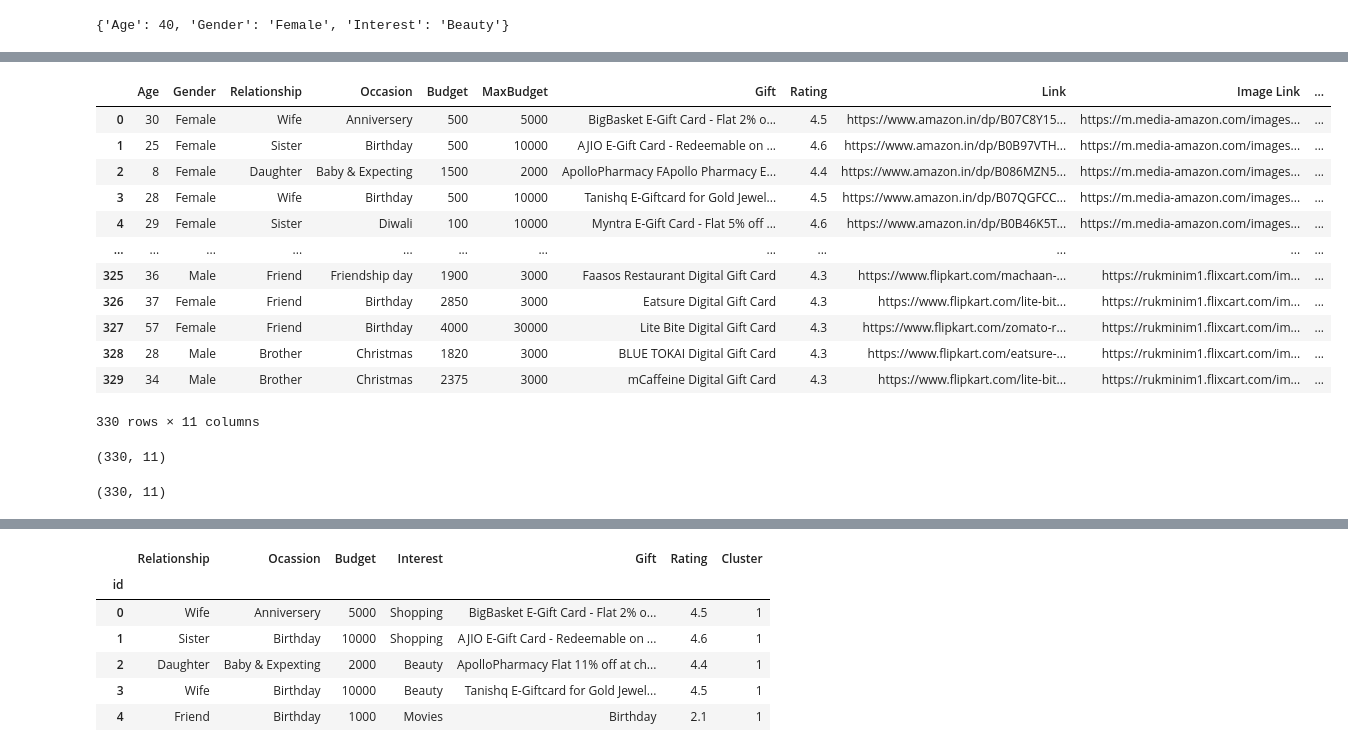
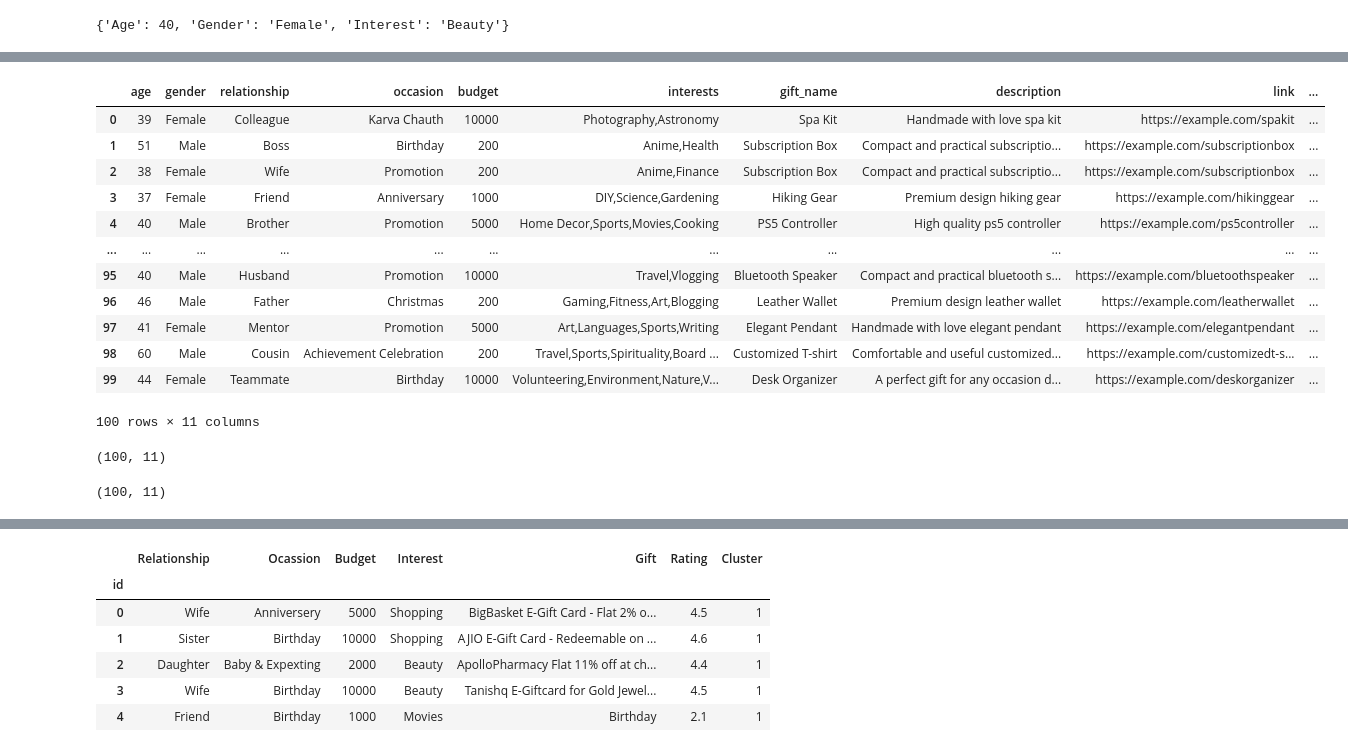
Before and after one commit to Aniket52kr/gift-recommendation, a Jupyter notebook: k_means_newdataset.ipynb, the cells around one changed output, grey strips where cells are left out. Cells and saved outputs as stored; diff of their text form; code cells hidden in the pictures.

```diff
--- a/k_means_newdataset.ipynb
+++ b/k_means_newdataset.ipynb
@@ -13,34 +73,34 @@ user_input
 import pandas as pd
 # %%
 # Importing the dataset
-dataset = pd.read_csv('dataset.csv')
+dataset = pd.read_csv('Assignment.csv')
 dataset
 # %% [output]
-|  | Age | Gender | Relationship | Occasion | Budget | MaxBudget | Gift | Rating | Link | Image Link | ... |
-| 0 | 30 | Female | Wife | Anniversery | 500 | 5000 | BigBasket E-Gift Card - Flat 2% o... | 4.5 | https://www.amazon.in/dp/B07C8Y15... | https://m.media-amazon.com/images... | ... |
-| 1 | 25 | Female | Sister | Birthday | 500 | 10000 | AJIO E-Gift Card - Redeemable on ... | 4.6 | https://www.amazon.in/dp/B0B97VTH... | https://m.media-amazon.com/images... | ... |
-| 2 | 8 | Female | Daughter | Baby & Expecting | 1500 | 2000 | ApolloPharmacy FApollo Pharmacy E... | 4.4 | https://www.amazon.in/dp/B086MZN5... | https://m.media-amazon.com/images... | ... |
-| 3 | 28 | Female | Wife | Birthday | 500 | 10000 | Tanishq E-Giftcard for Gold Jewel... | 4.5 | https://www.amazon.in/dp/B07QGFCC... | https://m.media-amazon.com/images... | ... |
-| 4 | 29 | Female | Sister | Diwali | 100 | 10000 | Myntra E-Gift Card - Flat 5% off ... | 4.6 | https://www.amazon.in/dp/B0B46K5T... | https://m.media-amazon.com/images... | ... |
-| ... | ... | ... | ... | ... | ... | ... | ... | ... | ... | ... | ... |
-| 325 | 36 | Male | Friend | Friendship day | 1900 | 3000 | Faasos Restaurant Digital Gift Card | 4.3 | https://www.flipkart.com/machaan-... | https://rukminim1.flixcart.com/im... | ... |
-| 326 | 37 | Female | Friend | Birthday | 2850 | 3000 | Eatsure Digital Gift Card | 4.3 | https://www.flipkart.com/lite-bit... | https://rukminim1.flixcart.com/im... | ... |
-| 327 | 57 | Female | Friend | Birthday | 4000 | 30000 | Lite Bite Digital Gift Card | 4.3 | https://www.flipkart.com/zomato-r... | https://rukminim1.flixcart.com/im... | ... |
-| 328 | 28 | Male | Brother | Christmas | 1820 | 3000 | BLUE TOKAI Digital Gift Card | 4.3 | https://www.flipkart.com/eatsure-... | https://rukminim1.flixcart.com/im... | ... |
-| 329 | 34 | Male | Brother | Christmas | 2375 | 3000 | mCaffeine Digital Gift Card | 4.3 | https://www.flipkart.com/lite-bit... | https://rukminim1.flixcart.com/im... | ... |
+|  | age | gender | relationship | occasion | budget | interests | gift_name | description | link | ... |
+| 0 | 39 | Female | Colleague | Karva Chauth | 10000 | Photography,Astronomy | Spa Kit | Handmade with love spa kit | https://example.com/spakit | ... |
+| 1 | 51 | Male | Boss | Birthday | 200 | Anime,Health | Subscription Box | Compact and practical subscriptio... | https://example.com/subscriptionbox | ... |
+| 2 | 38 | Female | Wife | Promotion | 200 | Anime,Finance | Subscription Box | Compact and practical subscriptio... | https://example.com/subscriptionbox | ... |
+| 3 | 37 | Female | Friend | Anniversary | 1000 | DIY,Science,Gardening | Hiking Gear | Premium design hiking gear | https://example.com/hikinggear | ... |
+| 4 | 40 | Male | Brother | Promotion | 5000 | Home Decor,Sports,Movies,Cooking | PS5 Controller | High quality ps5 controller | https://example.com/ps5controller | ... |
+| ... | ... | ... | ... | ... | ... | ... | ... | ... | ... | ... |
+| 95 | 40 | Male | Husband | Promotion | 10000 | Travel,Vlogging | Bluetooth Speaker | Compact and practical bluetooth s... | https://example.com/bluetoothspeaker | ... |
+| 96 | 46 | Male | Father | Christmas | 200 | Gaming,Fitness,Art,Blogging | Leather Wallet | Premium design leather wallet | https://example.com/leatherwallet | ... |
+| 97 | 41 | Female | Mentor | Promotion | 5000 | Art,Languages,Sports,Writing | Elegant Pendant | Handmade with love elegant pendant | https://example.com/elegantpendant | ... |
+| 98 | 60 | Male | Cousin | Achievement Celebration | 200 | Travel,Sports,Spirituality,Board ... | Customized T-shirt | Comfortable and useful customized... | https://example.com/customizedt-s... | ... |
+| 99 | 44 | Female | Teammate | Birthday | 10000 | Volunteering,Environment,Nature,V... | Desk Organizer | A perfect gift for any occasion d... | https://example.com/deskorganizer | ... |
-330 rows × 11 columns
+100 rows × 11 columns
 # %%
 df = pd.DataFrame(dataset)
 newdf = df.copy()
 newdf.shape
 # %% [output]
-(330, 11)
+(100, 11)
 # %%
 # dataset = dataset.drop_duplicates()
 # %%
 dataset.shape
 # %% [output]
-(330, 11)
+(100, 11)
 # %%
 # function to create a dictionary of unique values of column mapped to numerical values
 def getMappingDictionary(unique_data):
```
Also changed, not shown: parts of 13 cells of this notebook, 5 other files.
